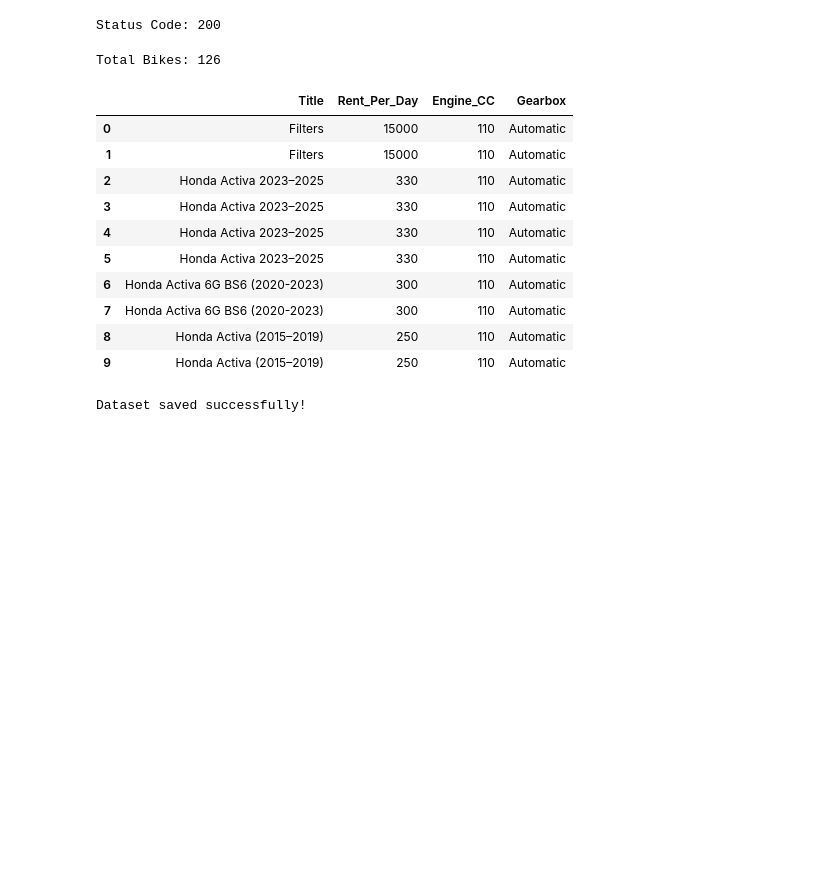
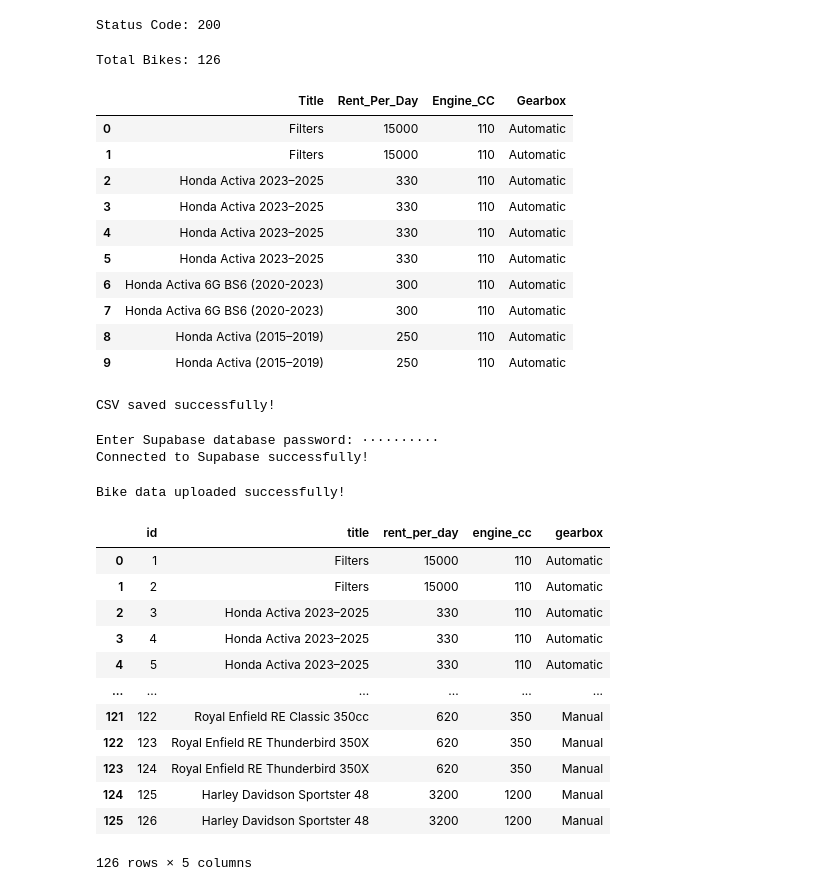
Before and after one commit to tejamuni326/250200340_Teja_Sec1_Week13, a Jupyter notebook: 2502003340_Teja_Sec1_Week13.ipynb, the cells around one changed output. Saved outputs shown, nothing was run; the diff lists cells and outputs as text; code cells hidden in the pictures; blank space fills up the shorter version.

```diff
--- a/2502003340_Teja_Sec1_Week13.ipynb
+++ b/2502003340_Teja_Sec1_Week13.ipynb
@@ -42,9 +63,6 @@ df = pd.DataFrame(bikes)
 
 print("Total Bikes:", len(df))
 display(df.head(10))
-df.to_csv("bike_rental_data.csv", index=False)
-
-print("Dataset saved successfully!")
 # %% [output]
 Total Bikes: 126
 |  | Title | Rent_Per_Day | Engine_CC | Gearbox |
@@ -58,4 +76,73 @@ Total Bikes: 126
 | 7 | Honda Activa 6G BS6 (2020-2023) | 300 | 110 | Automatic |
 | 8 | Honda Activa (2015–2019) | 250 | 110 | Automatic |
 | 9 | Honda Activa (2015–2019) | 250 | 110 | Automatic |
-Dataset saved successfully!
+# %%
+df.to_csv("bike_rental_data.csv", index=False)
+
+print("CSV saved successfully!")
+# %% [output]
+CSV saved successfully!
+# %%
+from sqlalchemy import create_engine
+from urllib.parse import quote_plus
+from getpass import getpass
+
+DB_PASSWORD = getpass("Enter Supabase database password: ")
+
+DB_USER = "postgres.afjqobsrazkjjalplfjd"
+DB_HOST = "aws-1-ap-northeast-1.pooler.supabase.com"
+DB_PORT = "5432"
+DB_NAME = "postgres"
+
+DATABASE_URL = (
+    f"postgresql+psycopg2://{DB_USER}:"
+    f"{quote_plus(DB_PASSWORD)}@{DB_HOST}:"
+    f"{DB_PORT}/{DB_NAME}?sslmode=require"
+)
+
+engine = create_engine(DATABASE_URL)
+
+with engine.connect() as connection:
+    print("Connected to Supabase successfully!")
+# %% [output]
+Enter Supabase database password: ··········
+Connected to Supabase successfully!
+# %%
+df_upload = df.rename(columns={
+    "Title": "title",
+    "Rent_Per_Day": "rent_per_day",
+    "Engine_CC": "engine_cc",
+    "Gearbox": "gearbox"
+})
+
+df_upload.to_sql(
+    name="bike_rentals",
+    con=engine,
+    schema="public",
+    if_exists="append",
+    index=False
+)
+
+print("Bike data uploaded successfully!")
+# %% [output]
+Bike data uploaded successfully!
+# %%
+query = "SELECT * FROM bike_rentals;"
+
+df_supabase = pd.read_sql(query, engine)
+
+display(df_supabase)
+# %% [output]
+|  | id | title | rent_per_day | engine_cc | gearbox |
+| 0 | 1 | Filters | 15000 | 110 | Automatic |
+| 1 | 2 | Filters | 15000 | 110 | Automatic |
+| 2 | 3 | Honda Activa 2023–2025 | 330 | 110 | Automatic |
+| 3 | 4 | Honda Activa 2023–2025 | 330 | 110 | Automatic |
+| 4 | 5 | Honda Activa 2023–2025 | 330 | 110 | Automatic |
+| ... | ... | ... | ... | ... | ... |
+| 121 | 122 | Royal Enfield RE Classic 350cc | 620 | 350 | Manual |
+| 122 | 123 | Royal Enfield RE Thunderbird 350X | 620 | 350 | Manual |
+| 123 | 124 | Royal Enfield RE Thunderbird 350X | 620 | 350 | Manual |
+| 124 | 125 | Harley Davidson Sportster 48 | 3200 | 1200 | Manual |
+| 125 | 126 | Harley Davidson Sportster 48 | 3200 | 1200 | Manual |
+126 rows × 5 columns
```
Also changed, not shown: parts of 10 cells of this notebook.
